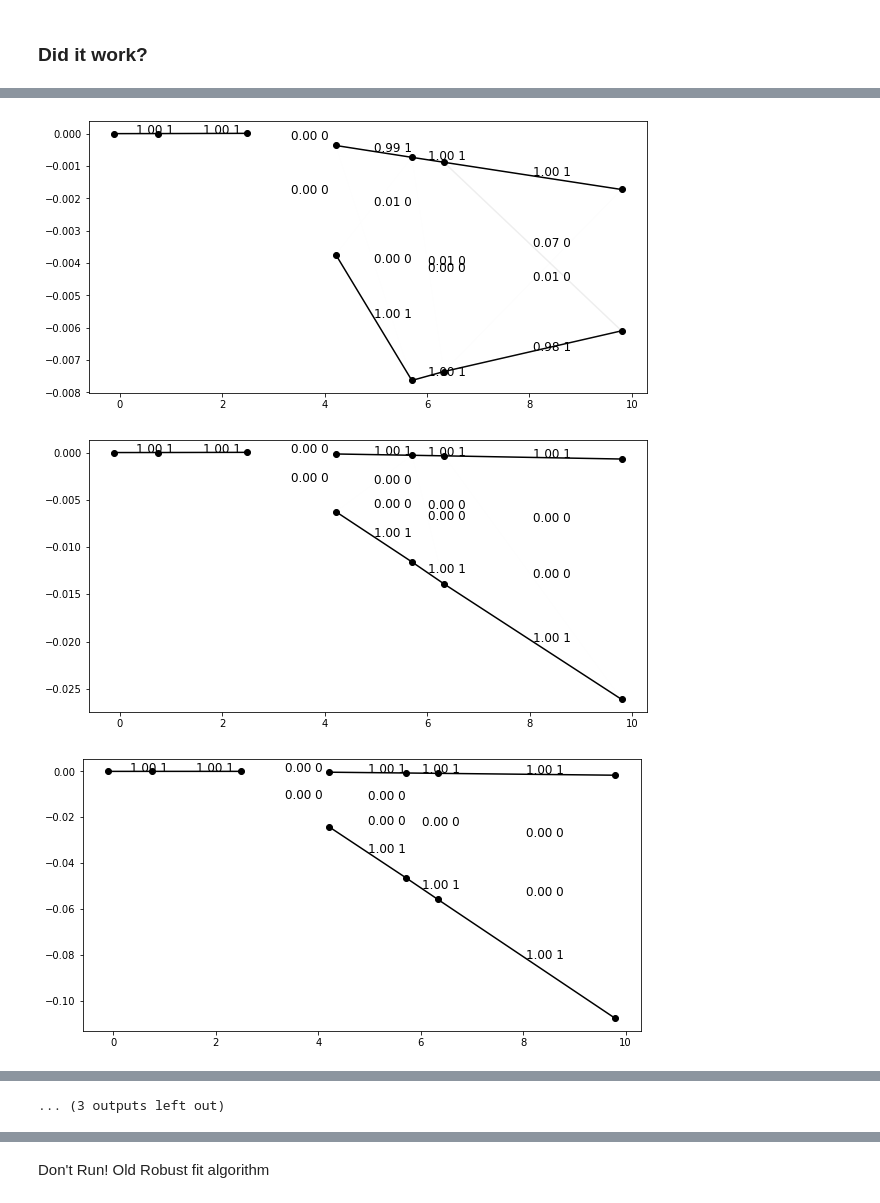
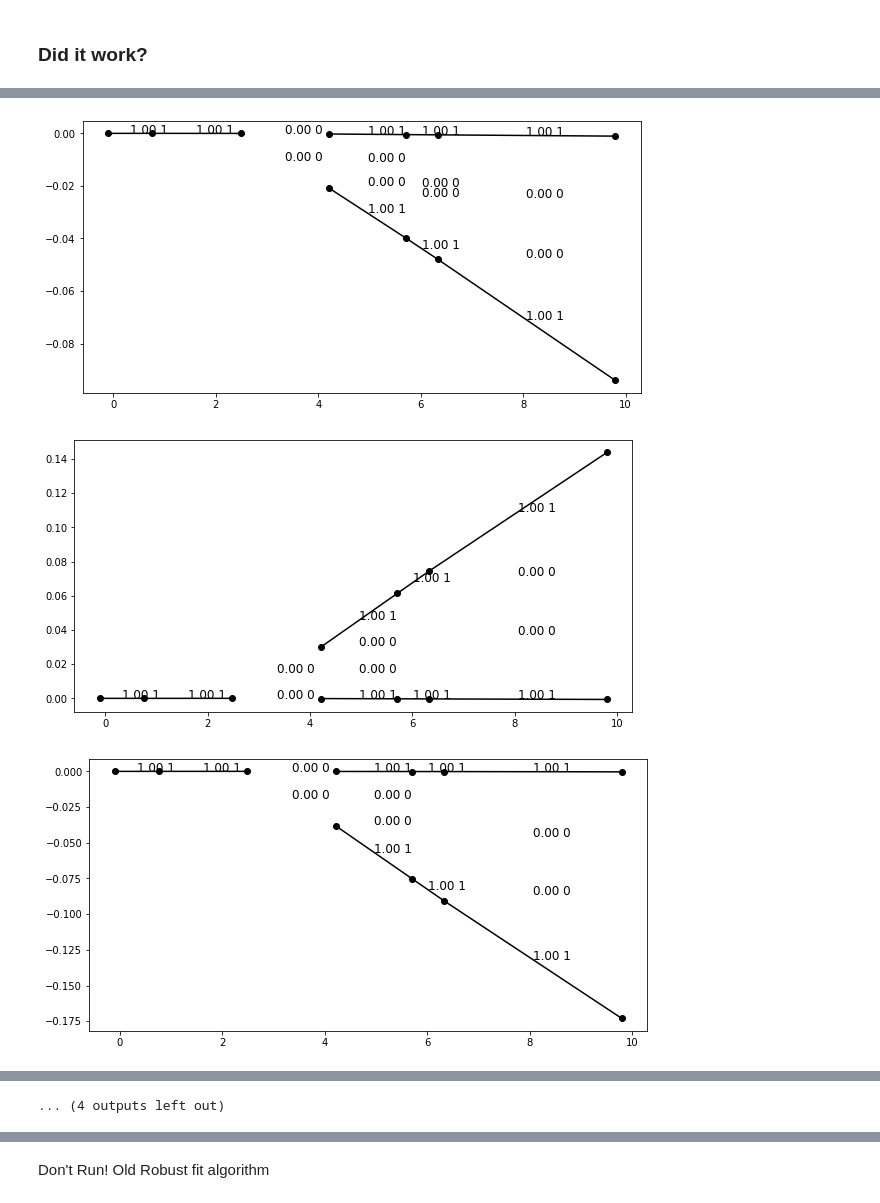
Before and after one commit to marcinwolter/Tracking_student2020, a Jupyter notebook: GNN_MuonE_v1_Robust_mc_recon_comparison.ipynb, the cells around one changed output, grey strips where cells are left out. Cells and saved outputs as stored; diff of their text form; code cells hidden in the pictures.

```diff
--- a/GNN_MuonE_v1_Robust_mc_recon_comparison.ipynb
+++ b/GNN_MuonE_v1_Robust_mc_recon_comparison.ipynb
@@ -158,8 +158,8 @@ class MPNN_Network(nn.Module):
         #print( torch.mean (data.x[:,0]) )
         #print( torch.mean (data.x[:,1]) )
         if self.normalize_factor!=1:
-          temp = data.x.clone()
-          temp[:,1]*= self.normalize_factor
+          temp = data.x.clone().detach()
+          temp[:,1] *= self.normalize_factor
           x = self.node_encoder(temp)
         else:
           x = self.node_encoder(data.x)
@@ -459,39 +459,49 @@ def ReadRecon(event_file,is_x=True):
   data.head()
 
   if is_x:
-    axis_oi=[3,1]
+    axis_oi=[3,1,7,5,9]
   else:
-    axis_oi=[4,2]
+    axis_oi=[4,2,8,6,9]
 
-  track_=torch.zeros(data.iat[-1,0],4)
+  track_=torch.zeros(data.iat[-1,0],10)
 
   for k,row in enumerate(data.iterrows()):
 
     if k % 2 ==0:
-      track_[data.iat[k,0]-1,0],track_[data.iat[k,0]-1,1]=data.iat[k,axis_oi[0]],data.iat[k,axis_oi[1]]
+      #track_[data.iat[k,0]-1,0],track_[data.iat[k,0]-1,1]=data.iat[k,axis_oi[0]],data.iat[k,axis_oi[1]]
+      for i in range( len(axis_oi) ):
+        track_[data.iat[k,0]-1,i]=data.iat[k,axis_oi[i]]
     else:
-      track_[data.iat[k,0]-1 ,2],track_[data.iat[k,0]-1,3]=data.iat[k,axis_oi[0]],data.iat[k,axis_oi[1]]
+      #track_[data.iat[k,0]-1 ,2],track_[data.iat[k,0]-1,3]=data.iat[k,axis_oi[0]],data.iat[k,axis_oi[1]]
+      for i in range( len(axis_oi) ):
+        track_[data.iat[k,0]-1,i+5]=data.iat[k,axis_oi[i]]
   print(k)
 
 
   temp=track_.clone()
   for i in range(data.iat[-1,0]):
-    if torch.abs(temp[i,0])>torch.abs(temp[i,2]):
-      track_[i,0],track_[i,1]=temp[i,2],temp[i,3]
-      track_[i,2],track_[i,3]=temp[i,0],temp[i,1]
+    if torch.abs(temp[i,0])>torch.abs(temp[i,5]):
+      #track_[i,0],track_[i,1]=temp[i,2],temp[i,3]
+      #track_[i,2],track_[i,3]=temp[i,0],temp[i,1]
+      track_[i,0:4]=temp[i,5:9]
+      track_[i,5:9]=temp[i,0:4]
+
+
 
   return track_
 # %%
 # Read data and prepare for training
+
+is_x=True
 
 event_file_MC= "/content/drive/My Drive/MCtrackFile_medium.csv"
 event_file= "/content/drive/My Drive/hitFile_medium.csv"
 event_file_recon= "/content/drive/My Drive/trackFile_medium.csv"
 
 
-Tracks=readMCtrack(event_file_MC)
-data = readMuonE(event_file)
-Tracks_recon=ReadRecon(event_file_recon)
+Tracks=readMCtrack(event_file_MC,is_x)
+data = readMuonE(event_file,is_x)
+Tracks_recon=ReadRecon(event_file_recon,is_x)
 
 # split data into training and test datasets
 train_dataset = []
@@ -556,6 +566,6 @@ for epoch in range(50):
     acc, total_loss = evaluate(model, test_loader)
     v_loss_v.append(total_loss)
     v_acc_v.append(acc)
-
-    print('Epoch: {}, Accuracy: {:.4f}'.format(ep, acc,acc_t))
+    if epoch % 5 ==0 :
+      print('Epoch: {}, Accuracy: {:.4f}'.format(ep, acc,acc_t))
 # %% [output]
@@ -592,8 +595,8 @@ axs[1].set_yscale("linear")
 # %% [markdown]
 ### Did it work?
 # %%
-for i in range(15):
-  data = train_loader.dataset[i].to(device)
+for i in range(19,35):
+  data = test_loader.dataset[i].to(device)
   preds = torch.sigmoid(model(data)).to('cpu')
   plot_toy_classified(data.to('cpu'), preds, cut = 0.6)
   #plot_toy_graph(train_loader.dataset[2],0.2)
@@ -603,3 +606,3 @@ for i in range(15):
-[figure, old version]
+[figure, new version]
-[figure, old version]
+[figure, new version]
-[figure, old version]
+[figure, new version]
@@ -613,2 +616,2 @@ for i in range(15):
-... (3 outputs left out)
+... (4 outputs left out)
 # %%
```
Also changed, not shown: parts of 9 cells of this notebook.
